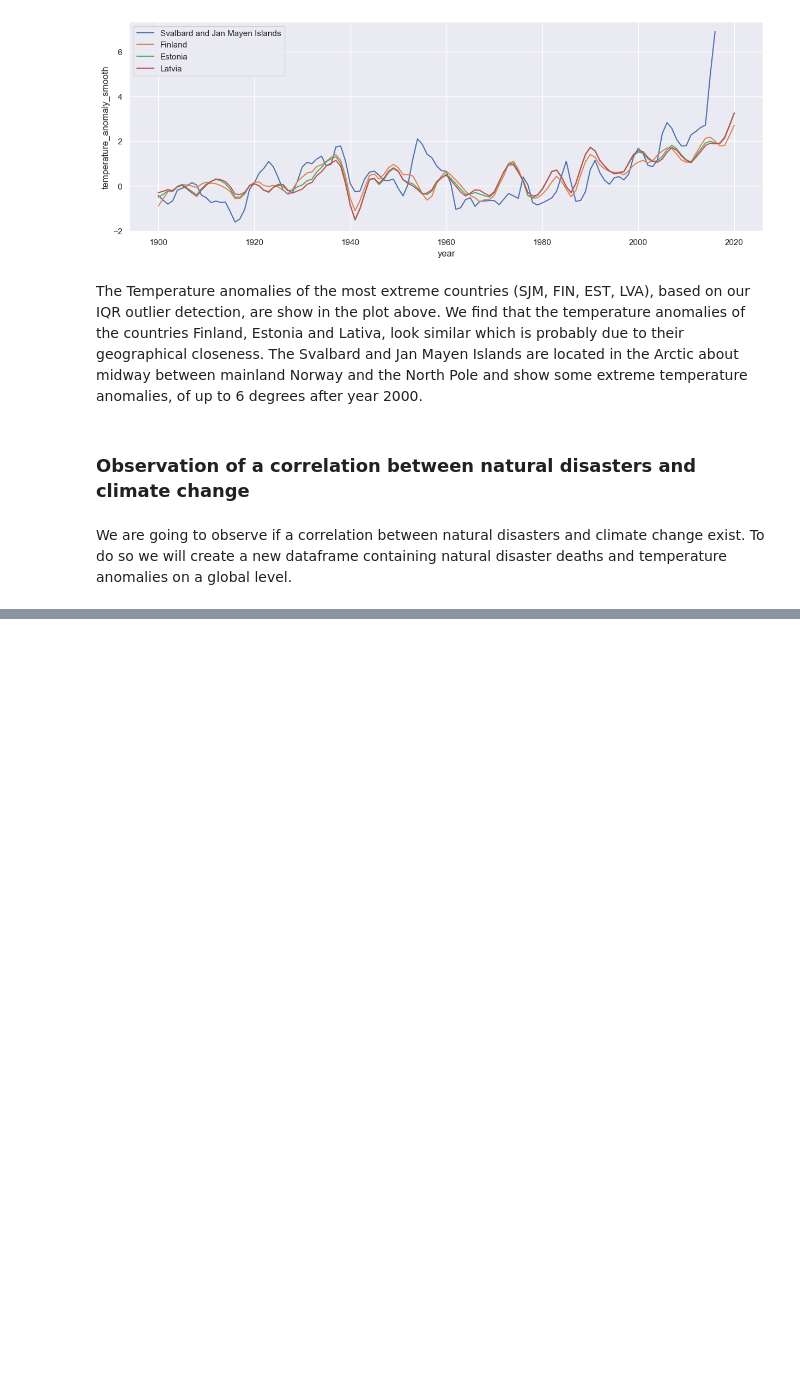
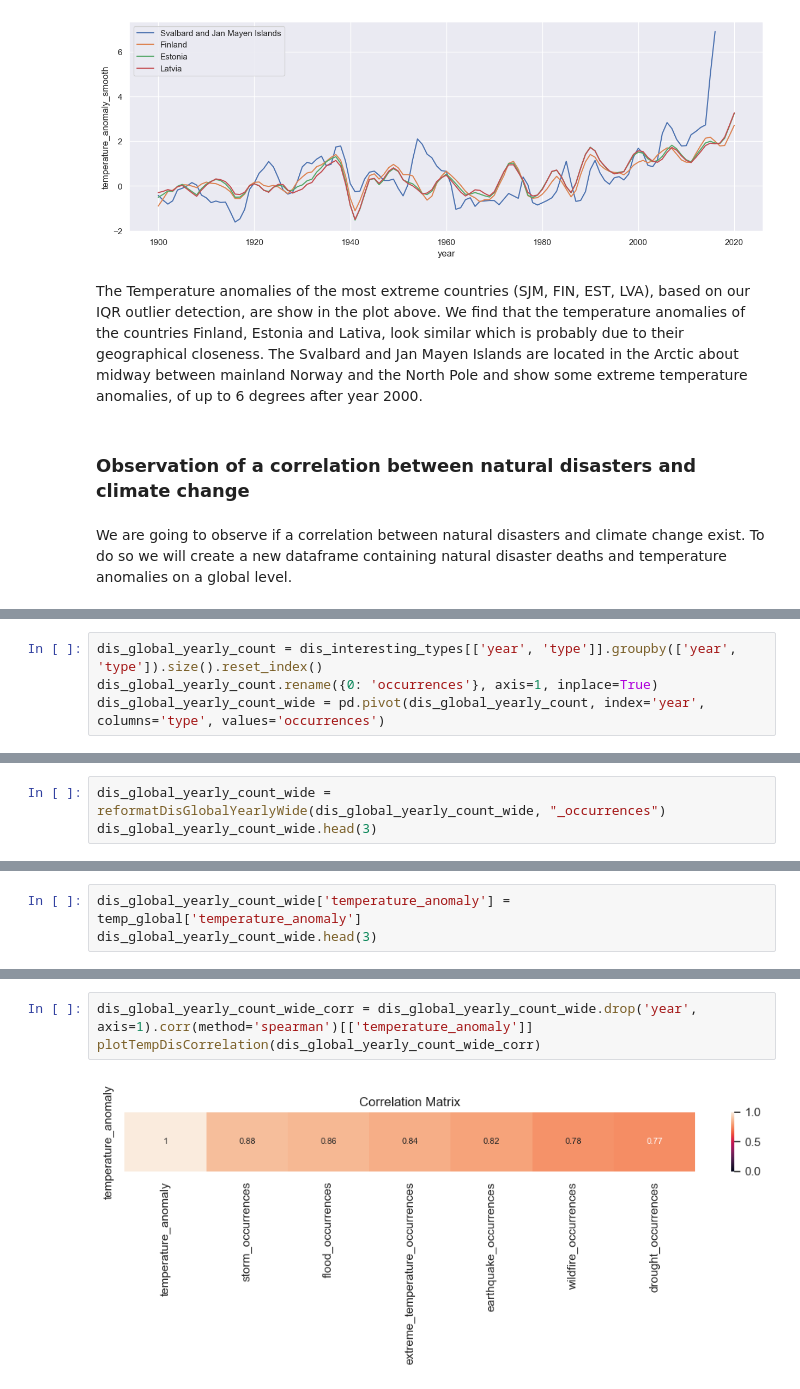
Before and after one commit to lukiwieser/natural-disasters-and-climate-change, a Jupyter notebook: temp-analysis.ipynb, the cells around one changed output, grey strips where cells are left out. Cells and saved outputs as stored; diff of their text form; blank space fills up the shorter version.

```diff
--- a/temp-analysis.ipynb
+++ b/temp-analysis.ipynb
@@ -272 +288,5 @@ dis_global_deaths_yearly_wide.head(3)
+# %%
+dis_global_yearly_count = dis_interesting_types[['year', 'type']].groupby(['year', 'type']).size().reset_index()
+dis_global_yearly_count.rename({0: 'occurrences'}, axis=1, inplace=True)
+dis_global_yearly_count_wide = pd.pivot(dis_global_yearly_count, index='year', columns='type', values='occurrences')
 # %% [markdown]
@@ -288,0 +294,3 @@ dis_global_deaths_yearly_wide.head(3)
+# %%
+dis_global_yearly_count_wide = reformatDisGlobalYearlyWide(dis_global_yearly_count_wide, "_occurrences")
+dis_global_yearly_count_wide.head(3)
@@ -288,0 +304,3 @@ dis_global_deaths_yearly_wide.head(3)
+# %%
+dis_global_yearly_count_wide['temperature_anomaly'] = temp_global['temperature_anomaly']
+dis_global_yearly_count_wide.head(3)
@@ -288,0 +312,5 @@ dis_global_deaths_yearly_wide.head(3)
+# %%
+dis_global_yearly_count_wide_corr = dis_global_yearly_count_wide.drop('year', axis=1).corr(method='spearman')[['temperature_anomaly']]
+plotTempDisCorrelation(dis_global_yearly_count_wide_corr)
+# %% [output]
+[figure, added]
```
Also changed, not shown: parts of 32 cells of this notebook.
